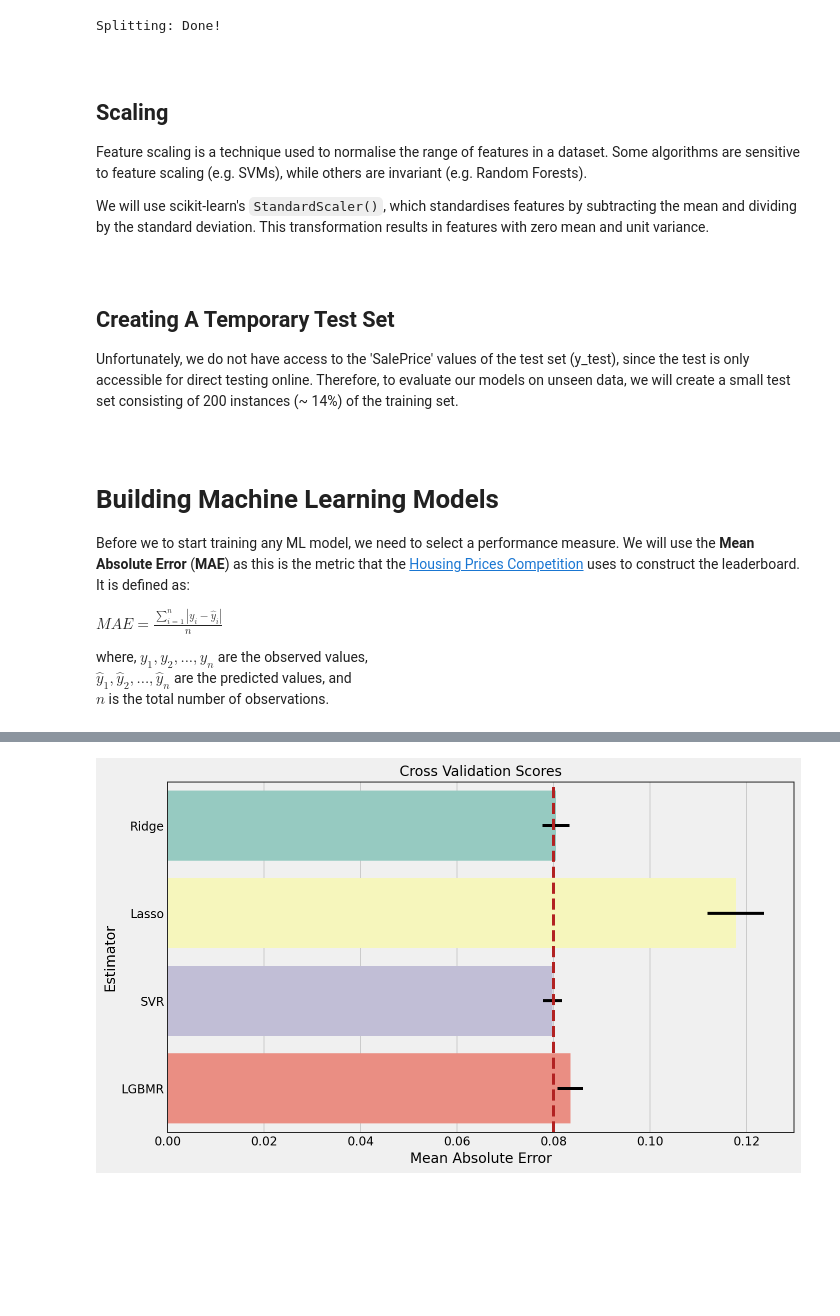
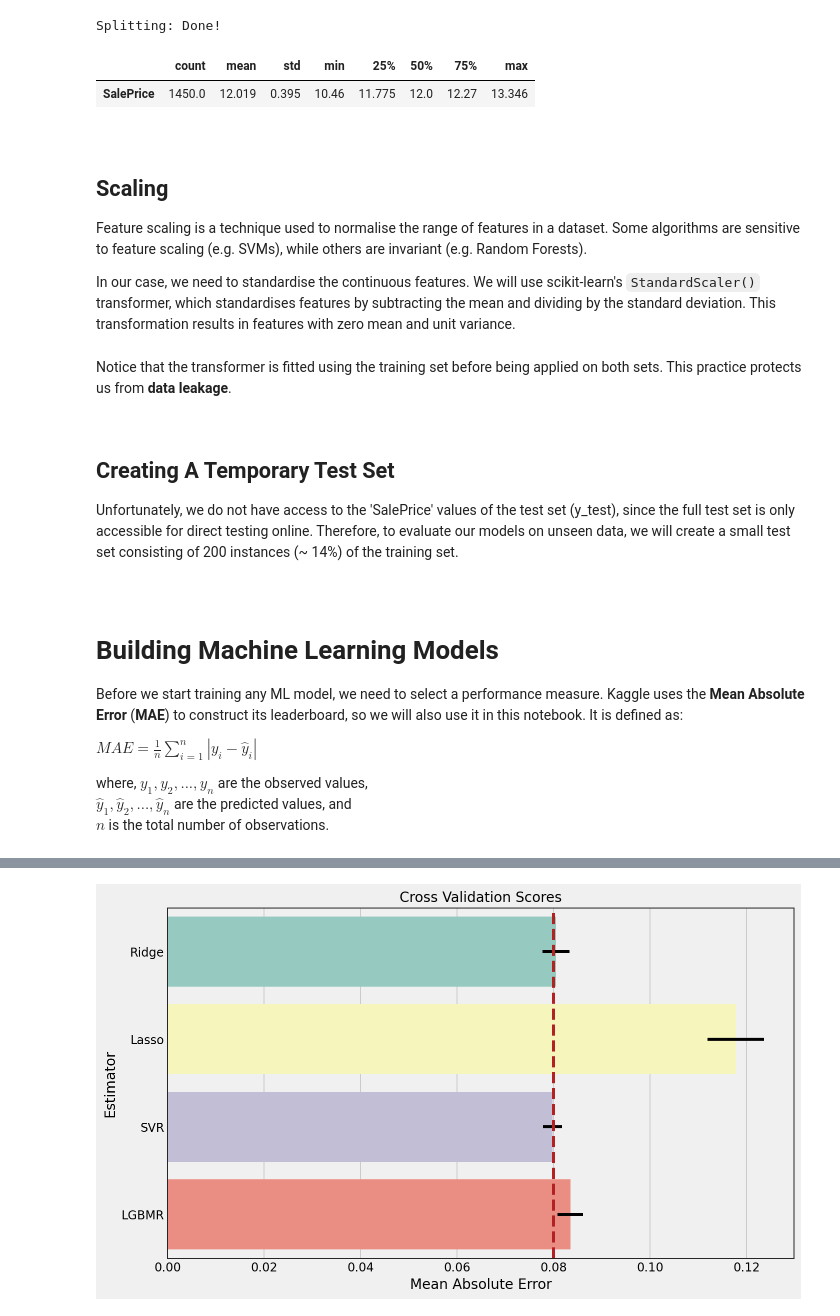
Before and after one commit to KOrfanakis/Housing_Prices_Regression, a Jupyter notebook: 02-Preprocessing_and_Predictions.ipynb, the cells around one changed output, grey strips where cells are left out. Cells and saved outputs as stored; diff of their text form; code cells hidden in the pictures; blank space fills up the shorter version.

```diff
--- a/02-Preprocessing_and_Predictions.ipynb
+++ b/02-Preprocessing_and_Predictions.ipynb
@@ -396,7 +405,8 @@ Three neighbourhoods (NridgHt, NoRidge, and StoneBr) have a considerably higher
 def label_neighborhoods(row):
     if row in ['StoneBr', 'NridgHt', 'NoRidge']:
         return 3
-    if row in ['Timber', 'Somerst', 'Veenker', 'Crawfor', 'CollgCr', 'ClearCr', 'Blmngtn', 'NWAmes', 'Gilbert', 'SawyerW']:
+    if row in ['Timber', 'Somerst', 'Veenker', 'Crawfor', 'CollgCr', 'ClearCr',
+               'Blmngtn', 'NWAmes', 'Gilbert', 'SawyerW']:
         return 2
     elif row in ['MeadowV', 'IDOTRR', 'BrDale']:
         return 0
@@ -628,6 +638,11 @@ X_test = test_df.drop('SalePrice', axis=1)
 print('Splitting: Done!')
 # %% [output]
 Splitting: Done!
+# %%
+y_train.describe().to_frame().T
+# %% [output]
+|  | count | mean | std | min | 25% | 50% | 75% | max |
+| SalePrice | 1450.0 | 12.019 | 0.395 | 10.46 | 11.775 | 12.0 | 12.27 | 13.346 |
 # %% [markdown]
 <br>
 
@@ -635,7 +650,7 @@ Splitting: Done!
 
 Feature scaling is a technique used to normalise the range of features in a dataset. Some algorithms are sensitive to feature scaling (e.g. SVMs), while others are invariant (e.g. Random Forests).
 
-We will use scikit-learn's `StandardScaler()`, which standardises features by subtracting the mean and dividing by the standard deviation. This transformation results in features with zero mean and unit variance.
+In our case, we need to standardise the continuous features. We will use scikit-learn's `StandardScaler()` transformer, which standardises features by subtracting the mean and dividing by the standard deviation. This transformation results in features with zero mean and unit variance.
 # %%
 scaler = StandardScaler()
 scaler.fit(X_train[continuous])
@@ -643,11 +658,13 @@ scaler.fit(X_train[continuous])
 X_train[continuous] = scaler.transform(X_train[continuous])
 X_test[continuous] = scaler.transform(X_test[continuous])
 # %% [markdown]
+Notice that the transformer is fitted using the training set before being applied on both sets. This practice protects us from **data leakage**.
+
 <br>
 
 ## Creating A Temporary Test Set
 
-Unfortunately, we do not have access to the 'SalePrice' values of the test set (y_test), since the test is only accessible for direct testing online. Therefore, to evaluate our models on unseen data, we will create a small test set consisting of 200 instances (~ 14%) of the training set.
+Unfortunately, we do not have access to the 'SalePrice' values of the test set (y_test), since the full test set is only accessible for direct testing online. Therefore, to evaluate our models on unseen data, we will create a small test set consisting of 200 instances (~ 14%) of the training set.
 # %%
 X_train_full = X_train.copy()
 y_train_full = y_train.copy()
@@ -664,9 +681,9 @@ y_train = y_train.iloc[:1250]
 
 # Building Machine Learning Models
 
-Before we to start training any ML model, we need to select a performance measure. We will use the **Mean Absolute Error** (**MAE**) as this is the metric that the [Housing Prices Competition](https://www.kaggle.com/c/home-data-for-ml-course) uses to construct the leaderboard. It is defined as:
+Before we start training any ML model, we need to select a performance measure. Kaggle uses the **Mean Absolute Error** (**MAE**) to construct its leaderboard, so we will also use it in this notebook. It is defined as:
 
-$MAE = \frac{\sum_{i=1}^{n}|y_{i} - \hat y_{i}|}{n}$
+$MAE = \frac{1}{n} \sum_{i=1}^{n}|y_{i} - \hat y_{i}|$
 
 where, $y_{1}, y_{2}, . . . , y_{n} $ are the observed values, <br>
 $\hat{y}_{1}, \hat{y}_{2}, . . . , \hat{y}_{n}$ are the predicted values, and <br>
```
Also changed, not shown: parts of 18 cells of this notebook.
